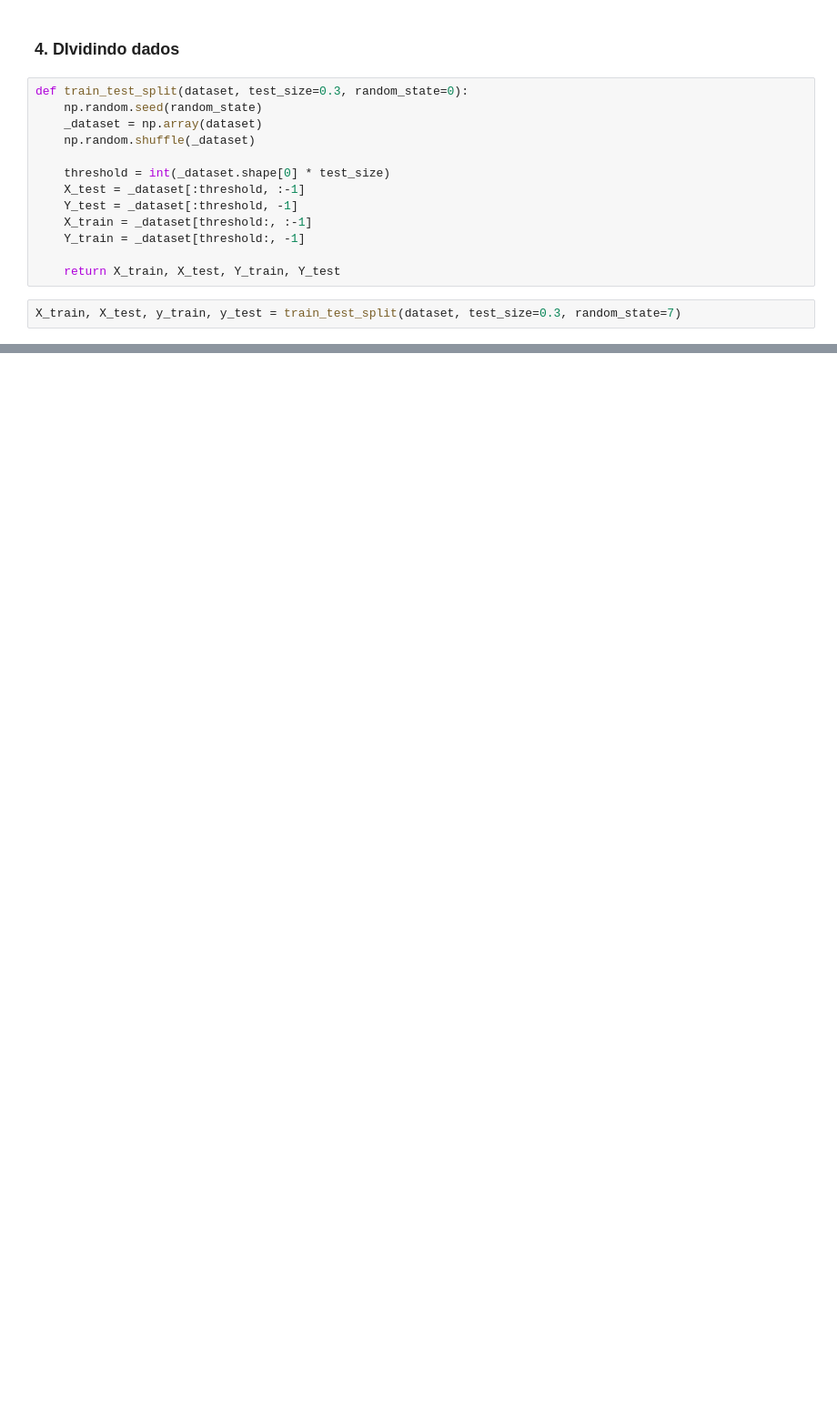
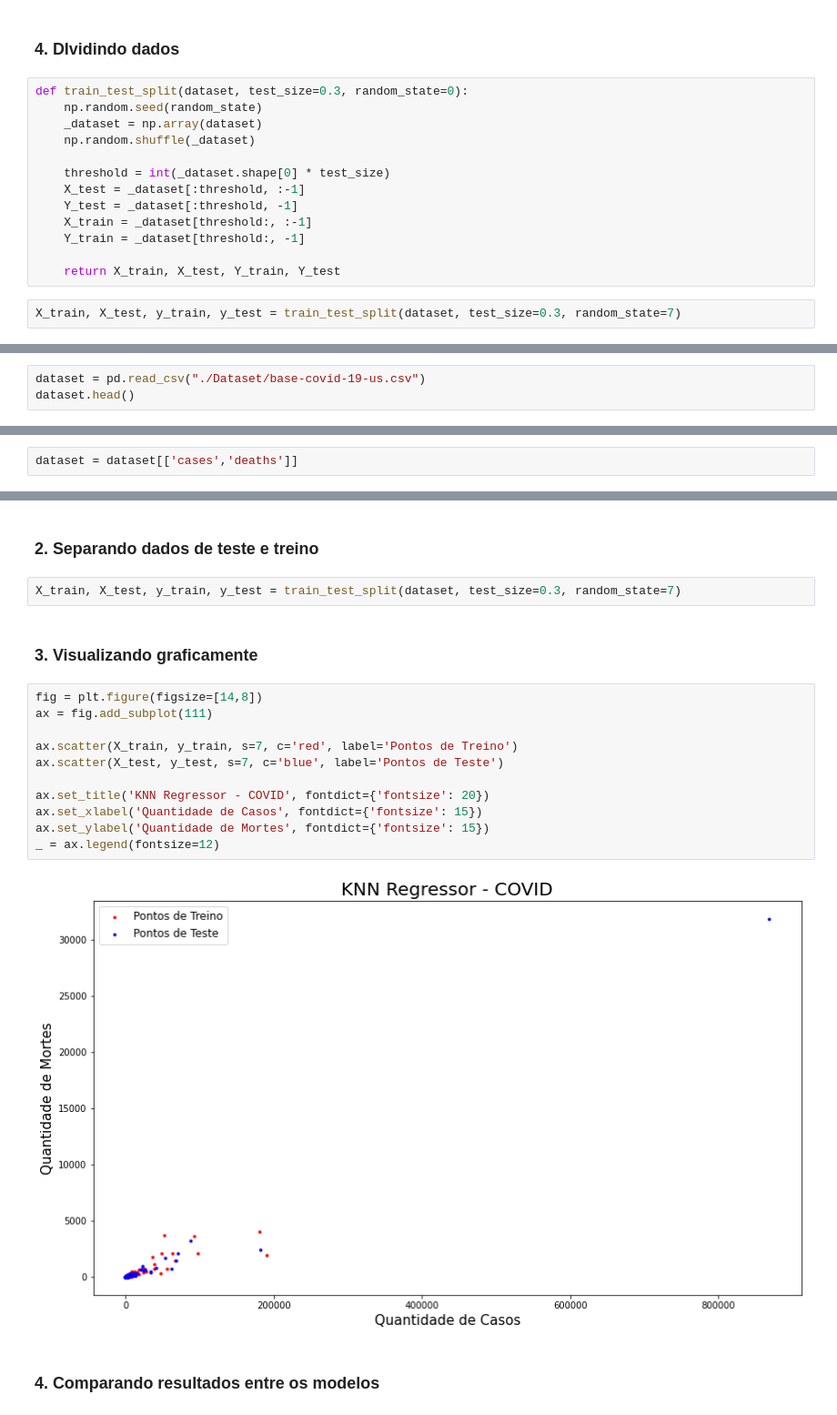
Before and after one commit to matheusjerico/knn-scratch, a Jupyter notebook: KnnRegressorScratch.ipynb, the cells around one changed output, grey strips where cells are left out. Shown at 91% size. Drawn from its saved outputs; the diff is of its cells as text; blank space fills up the shorter version.

```diff
--- a/KnnRegressorScratch.ipynb
+++ b/KnnRegressorScratch.ipynb
@@ -125,0 +153,3 @@ Test error: 1072.0555555555557
+# %%
+dataset = pd.read_csv("./Dataset/base-covid-19-us.csv")
+dataset.head()
@@ -125,0 +163,2 @@ Test error: 1072.0555555555557
+# %%
+dataset = dataset[['cases','deaths']]
@@ -125,0 +174,21 @@ Test error: 1072.0555555555557
+# %% [markdown]
+### 2. Separando dados de teste e treino
+# %%
+X_train, X_test, y_train, y_test = train_test_split(dataset, test_size=0.3, random_state=7)
+# %% [markdown]
+### 3. Visualizando graficamente
+# %%
+fig = plt.figure(figsize=[14,8])
+ax = fig.add_subplot(111)
+
+ax.scatter(X_train, y_train, s=7, c='red', label='Pontos de Treino')
+ax.scatter(X_test, y_test, s=7, c='blue', label='Pontos de Teste')
+
+ax.set_title('KNN Regressor - COVID', fontdict={'fontsize': 20})
+ax.set_xlabel('Quantidade de Casos', fontdict={'fontsize': 15})
+ax.set_ylabel('Quantidade de Mortes', fontdict={'fontsize': 15})
+_ = ax.legend(fontsize=12)
+# %% [output]
+[figure, added]
+# %% [markdown]
+### 4. Comparando resultados entre os modelos
```
Also changed, not shown: parts of 21 cells of this notebook, 1 other file.
